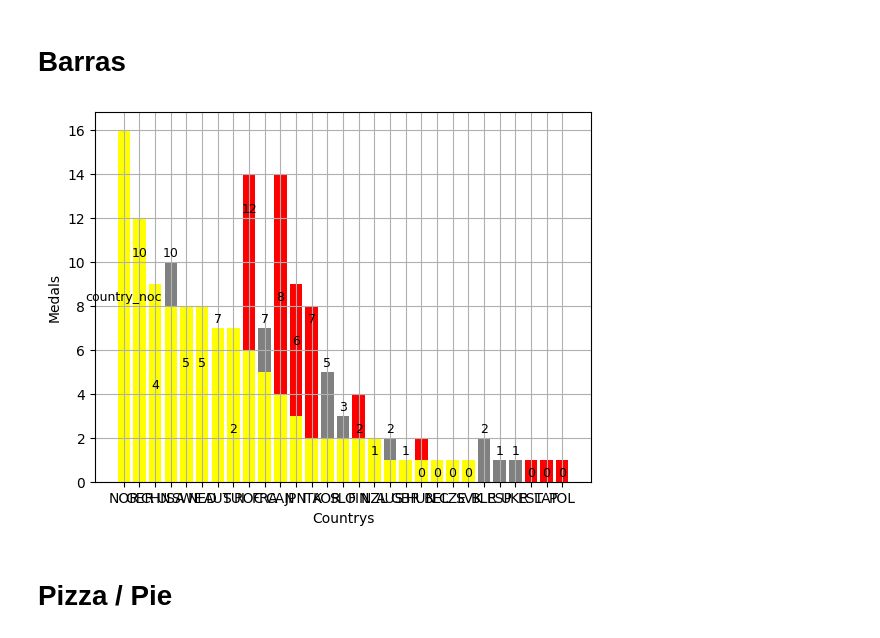
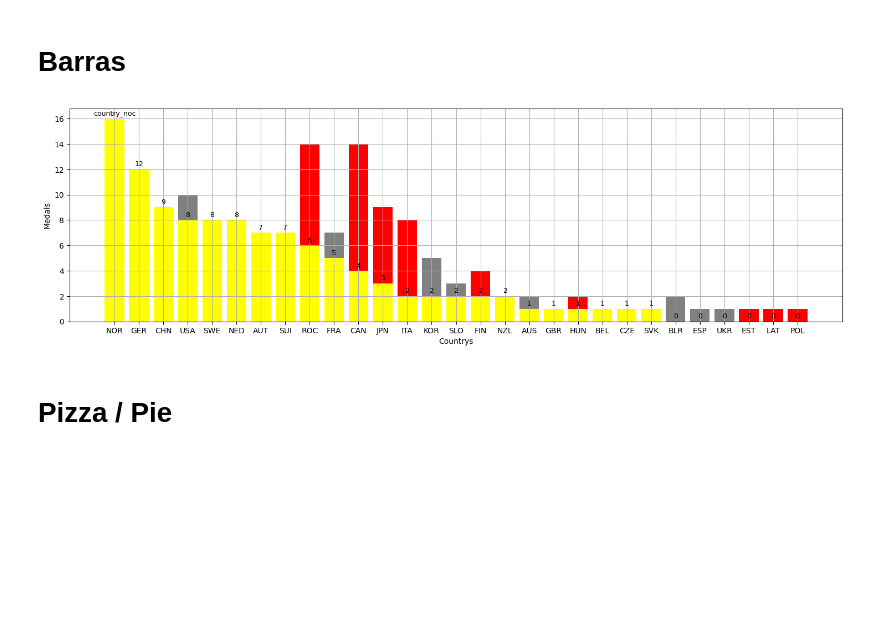
Before and after one commit to guilhptg/Graficos, a Jupyter notebook: graficos/olimpiadas/olimpiadas.ipynb, the cells around one changed output. Cells and saved outputs as stored; diff of their text form; code cells hidden in the pictures; blank space fills up the shorter version.

```diff
--- a/graficos/olimpiadas/olimpiadas.ipynb
+++ b/graficos/olimpiadas/olimpiadas.ipynb
@@ -57,20 +79,21 @@ plt.show()
 # %%
 
 silver = games_medal_2022_df[['silver']]
 bronze = games_medal_2022_df[['bronze']]
 
+barras = plt.figure(figsize=(18,5))
 barras = plt.bar(country['country_noc'], silver['silver'], color='gray')
-plt.bar(country['country_noc'], bronze['bronze'], color='red')
-plt.bar(country['country_noc'], gold['gold'], color='yellow')
-plt.bar_label(barras,labels=country, padding=2, fontsize=9)
-plt.xticks(ticks=country['country_noc'])
-plt.xlabel('Countrys')
+barras = plt.bar(country['country_noc'], bronze['bronze'], color='red')
+barras = plt.bar(country['country_noc'], gold['gold'], color='yellow')
+barras = plt.bar_label(barras,labels=country, padding=2, fontsize=9)
+barras = plt.xticks(ticks=country['country_noc'])
+barras = plt.xlabel('Countrys')
 
-plt.ylabel('Medals')
-plt.grid(True)
-plt.show()
+barras = plt.ylabel('Medals')
+barras = plt.grid(True)
+barras = plt.show()
 # %% [output]
-[figure, old version]
+[figure, new version]
 # %% [markdown]
 # Pizza / Pie
 # %%
```
Also changed, not shown: parts of 2 cells of this notebook.
